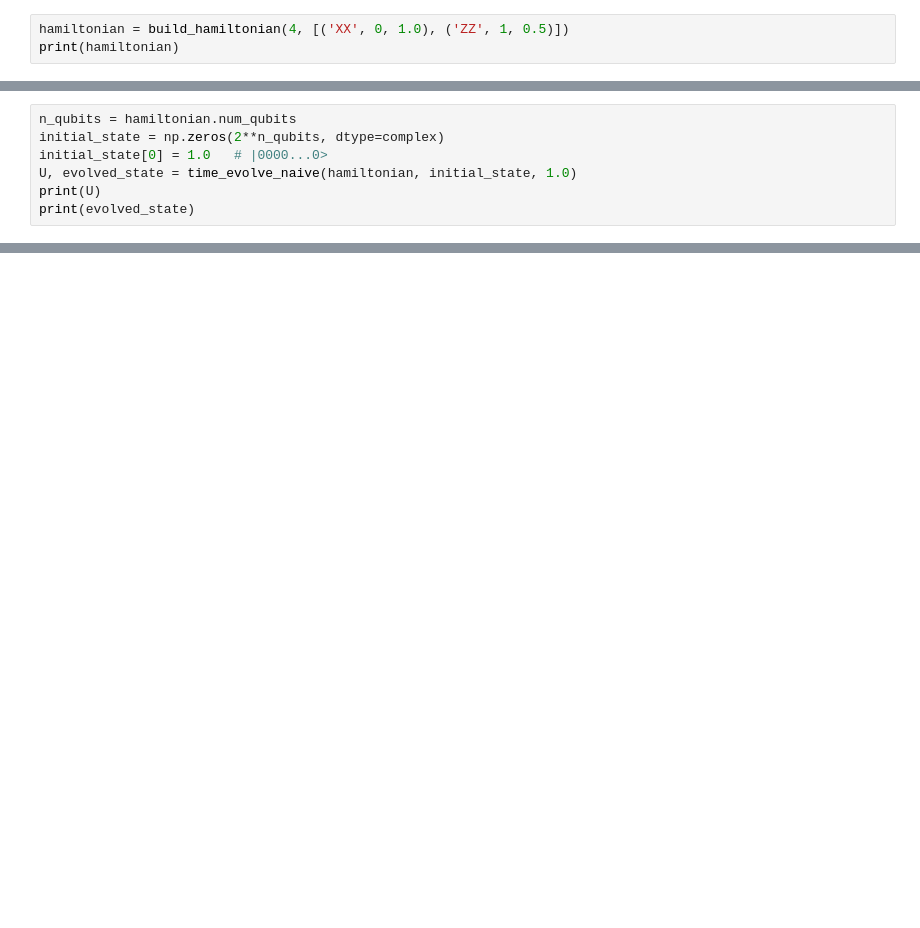
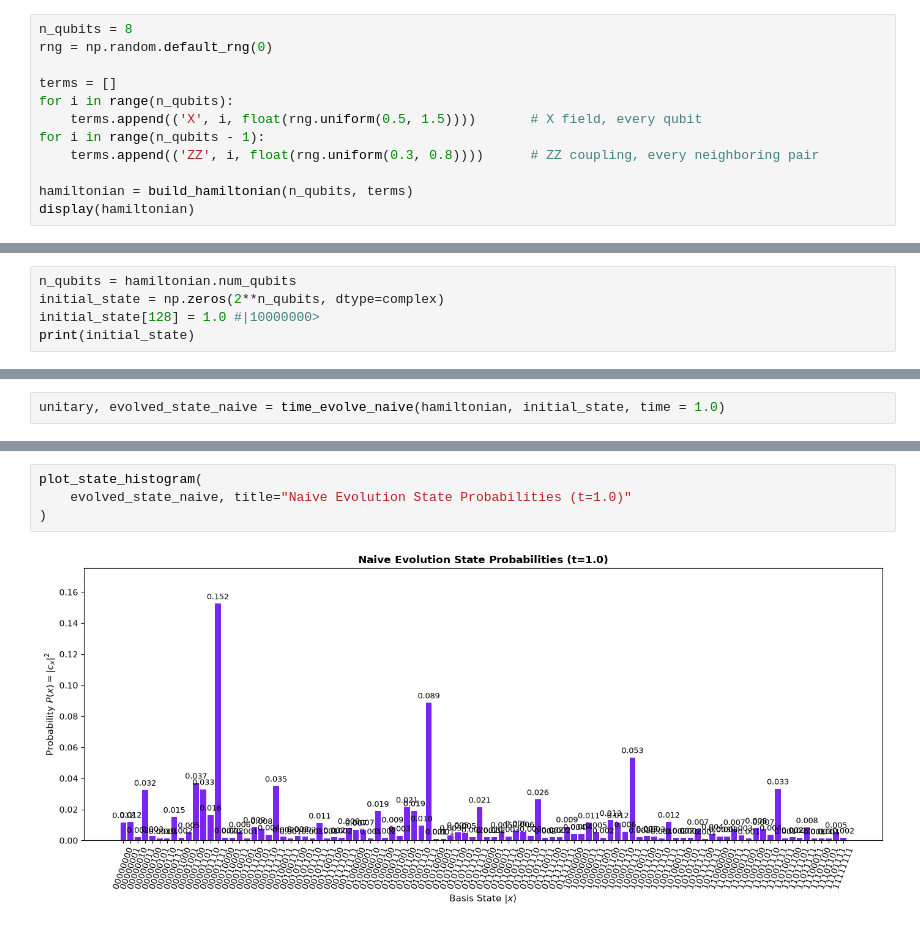
Before and after one commit to feli-BD/randquantkry, a Jupyter notebook: scripts/tutorial.ipynb, the cells around one changed output, grey strips where cells are left out. Cells and saved outputs as stored; diff of their text form; blank space fills up the shorter version.

```diff
--- a/scripts/tutorial.ipynb
+++ b/scripts/tutorial.ipynb
@@ -8,4 +49,13 @@ from rand_quantum_sim.evolution import time_evolve_naive
 # %%
-hamiltonian = build_hamiltonian(4, [('XX', 0, 1.0), ('ZZ', 1, 0.5)])
-print(hamiltonian)
+n_qubits = 8
+rng = np.random.default_rng(0)
+
+terms = []
+for i in range(n_qubits):
+    terms.append(('X', i, float(rng.uniform(0.5, 1.5))))       # X field, every qubit
+for i in range(n_qubits - 1):
+    terms.append(('ZZ', i, float(rng.uniform(0.3, 0.8))))      # ZZ coupling, every neighboring pair
+
+hamiltonian = build_hamiltonian(n_qubits, terms)
+display(hamiltonian)
 # %% [output]
@@ -13,0 +105,5 @@ SparsePauliOp(['XXII', 'IZZI'],
+# %%
+n_qubits = hamiltonian.num_qubits
+initial_state = np.zeros(2**n_qubits, dtype=complex)
+initial_state[128] = 1.0 #|10000000>
+print(initial_state)
@@ -14,8 +163,3 @@ SparsePauliOp(['XXII', 'IZZI'],
 # %%
-n_qubits = hamiltonian.num_qubits
-initial_state = np.zeros(2**n_qubits, dtype=complex)
-initial_state[0] = 1.0   # |0000...0>
-U, evolved_state = time_evolve_naive(hamiltonian, initial_state, 1.0)
-print(U)
-print(evolved_state)
+unitary, evolved_state_naive = time_evolve_naive(hamiltonian, initial_state, time = 1.0)
 # %% [output]
@@ -38,0 +183,6 @@ print(evolved_state)
+# %%
+plot_state_histogram(
+    evolved_state_naive, title="Naive Evolution State Probabilities (t=1.0)"
+)
+# %% [output]
+[figure, added]
```
Also changed, not shown: parts of 23 cells of this notebook.
